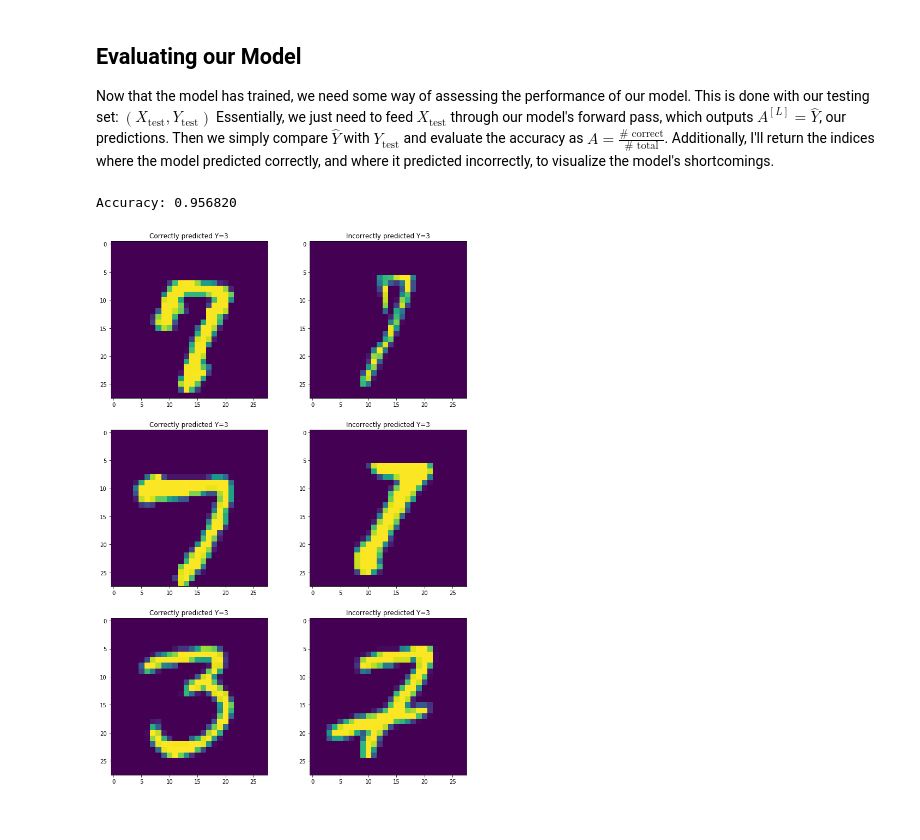
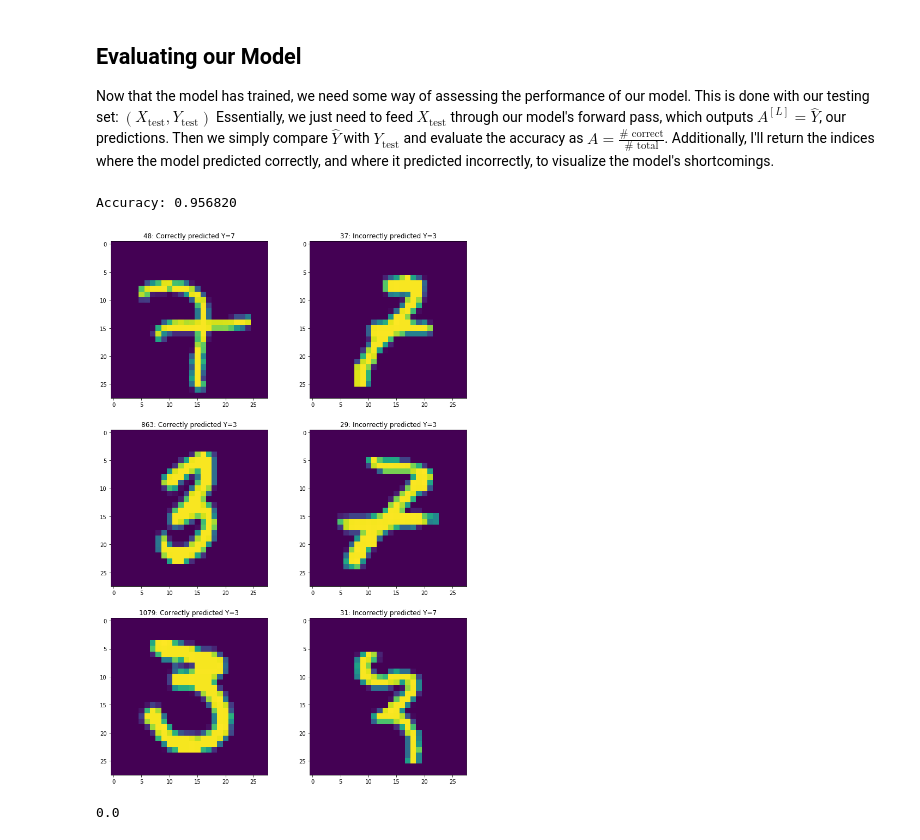
Before and after one commit to Fquico1999/numpy_neural_nets, a Jupyter notebook: numpy_neural_nets.ipynb, the cells around one changed output. Cells and saved outputs as stored; diff of their text form; code cells hidden in the pictures.

Commit message:
fixed correct/incorrect predictions plot

```diff
--- a/numpy_neural_nets.ipynb
+++ b/numpy_neural_nets.ipynb
@@ -925,37 +925,41 @@ correct, incorrect = evaluate(X_test_norm, Y_test.T, layer_activations, paramete
 
 #Get correect predictions
 X_correct = X_test[correct]
 Y_correct = Y_test[correct]
 
 #Get incorrect predictions
 X_incorrect = X_test[incorrect]
 Y_incorrect = Y_test[incorrect]
 
 fig,ax = plt.subplots(3,2)
 fig.set_size_inches(12,18)
 fig.set_facecolor('w')
 
 i_correct = np.random.randint(len(X_correct), size=3)
 i_incorrect = np.random.randint(len(X_incorrect), size=3)
 
 ax[0,0].imshow(X_correct[i_correct[0]])
-ax[0,0].set_title("Correctly predicted Y=%i"%(class_a*Y_test[i_correct[0]] + (1-Y_test[i_correct[0]])*class_b))
+ax[0,0].set_title("%i: Correctly predicted Y=%i"%(i_correct[0],class_a*Y_correct[i_correct[0]][0] + (1-Y_correct[i_correct[0]][0])*class_b))
 
 ax[0,1].imshow(X_incorrect[i_incorrect[0]])
-ax[0,1].set_title("Incorrectly predicted Y=%i"%(class_a*Y_test[i_correct[0]] + (1-Y_test[i_correct[0]])*class_b))
+ax[0,1].set_title("%i: Incorrectly predicted Y=%i"%(i_incorrect[0],class_b*Y_incorrect[i_incorrect[0]][0] + (1-Y_incorrect[i_incorrect[0]][0])*class_a))
 
 ax[1,0].imshow(X_correct[i_correct[1]])
-ax[1,0].set_title("Correctly predicted Y=%i"%(class_a*Y_test[i_correct[1]] + (1-Y_test[i_correct[1]])*class_b))
+ax[1,0].set_title("%i: Correctly predicted Y=%i"%(i_correct[1],class_a*Y_correct[i_correct[1]][0] + (1-Y_correct[i_correct[1]][0])*class_b))
 
 ax[1,1].imshow(X_incorrect[i_incorrect[1]])
-ax[1,1].set_title("Incorrectly predicted Y=%i"%(class_a*Y_test[i_correct[1]] + (1-Y_test[i_correct[1]])*class_b))
+ax[1,1].set_title("%i: Incorrectly predicted Y=%i"%(i_incorrect[1],class_b*Y_incorrect[i_incorrect[1]][0] + (1-Y_incorrect[i_incorrect[1]][0])*class_a))
 
 ax[2,0].imshow(X_correct[i_correct[2]])
-ax[2,0].set_title("Correctly predicted Y=%i"%(class_a*Y_test[i_correct[2]] + (1-Y_test[i_correct[2]])*class_b))
+ax[2,0].set_title("%i: Correctly predicted Y=%i"%(i_correct[2],class_a*Y_correct[i_correct[2]][0] + (1-Y_correct[i_correct[2]][0])*class_b))
 
 ax[2,1].imshow(X_incorrect[i_incorrect[2]])
-ax[2,1].set_title("Incorrectly predicted Y=%i"%(class_a*Y_test[i_correct[2]] + (1-Y_test[i_correct[2]])*class_b))
+ax[2,1].set_title("%i: Incorrectly predicted Y=%i"%(i_incorrect[2],class_b*Y_incorrect[i_incorrect[2]][0] + (1-Y_incorrect[i_incorrect[2]][0])*class_a))
 plt.show()
 # %% [output]
 Accuracy: 0.956820
-[figure, old version]
+[figure, new version]
+# %%
+Y_correct
+# %% [output]
+0.0
```
